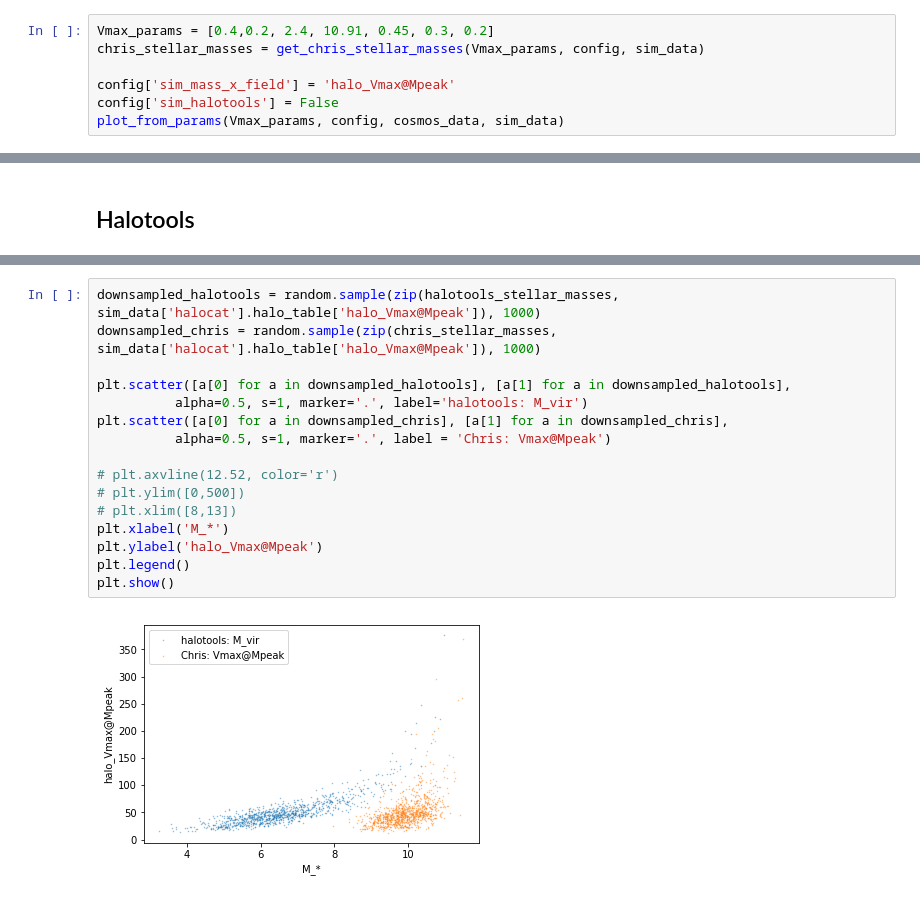
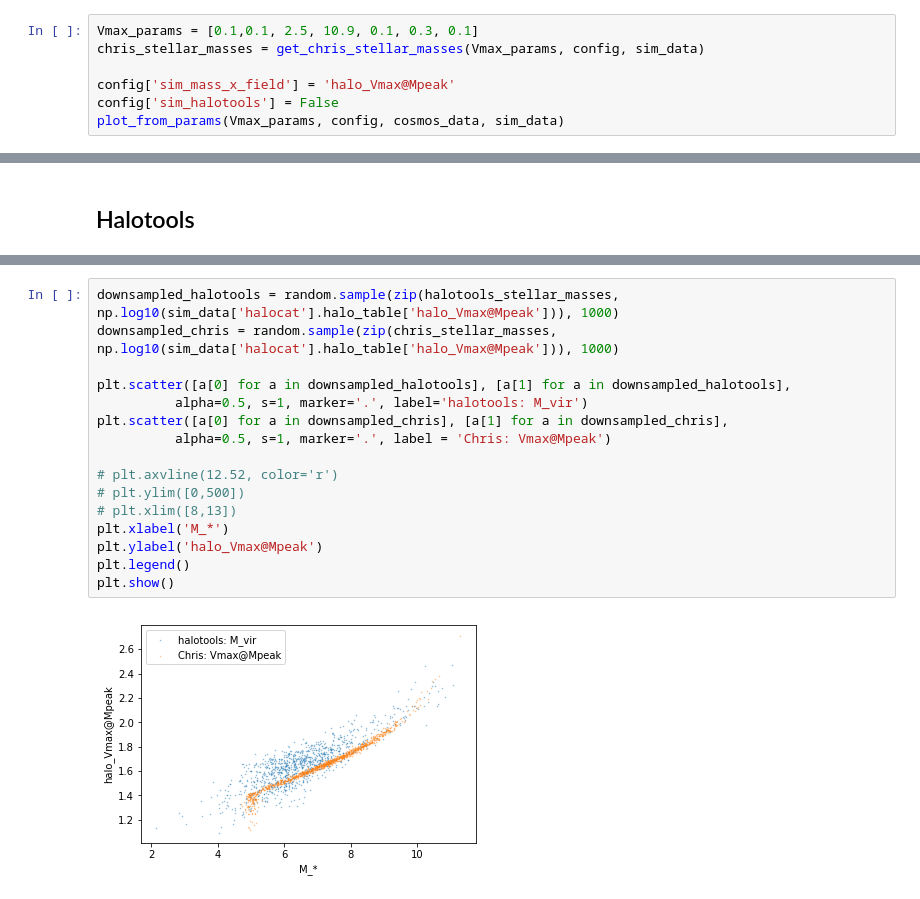
Before and after one commit to f-ardila/dwarf_lensing, a Jupyter notebook: halotools_vs_chris.ipynb, the cells around one changed output, grey strips where cells are left out. Saved outputs shown, nothing was run; the diff lists cells and outputs as text.

Commit message:
finally found initial parameters that seem to approximately fit the COSMOS SMF with Vmax@Mpeak

```diff
--- a/halotools_vs_chris.ipynb
+++ b/halotools_vs_chris.ipynb
@@ -163,7 +161,7 @@ DS computed
 # %% [markdown]
 ## Chris Vmax@Mpeak
 # %%
-Vmax_params = [0.4,0.2, 2.4, 10.91, 0.45, 0.3, 0.2]
+Vmax_params = [0.1,0.1, 2.5, 10.9, 0.1, 0.3, 0.1]
 chris_stellar_masses = get_chris_stellar_masses(Vmax_params, config, sim_data)
 
 config['sim_mass_x_field'] = 'halo_Vmax@Mpeak'
@@ -197,18 +195,18 @@ DS computed
 # %%
-downsampled_halotools = random.sample(zip(halotools_stellar_masses, sim_data['halocat'].halo_table['halo_Vmax@Mpeak']), 1000)
-downsampled_chris = random.sample(zip(chris_stellar_masses, sim_data['halocat'].halo_table['halo_Vmax@Mpeak']), 1000)
+downsampled_halotools = random.sample(zip(halotools_stellar_masses, np.log10(sim_data['halocat'].halo_table['halo_Vmax@Mpeak'])), 1000)
+downsampled_chris = random.sample(zip(chris_stellar_masses, np.log10(sim_data['halocat'].halo_table['halo_Vmax@Mpeak'])), 1000)
 
 plt.scatter([a[0] for a in downsampled_halotools], [a[1] for a in downsampled_halotools],
           alpha=0.5, s=1, marker='.', label='halotools: M_vir')
 plt.scatter([a[0] for a in downsampled_chris], [a[1] for a in downsampled_chris],
           alpha=0.5, s=1, marker='.', label = 'Chris: Vmax@Mpeak')
 
 # plt.axvline(12.52, color='r')
 # plt.ylim([0,500])
 # plt.xlim([8,13])
 plt.xlabel('M_*')
 plt.ylabel('halo_Vmax@Mpeak')
 plt.legend()
 plt.show()
 # %% [output]
-[figure, old version]
+[figure, new version]
```
Also changed, not shown: parts of 5 cells of this notebook, 1 other file.
